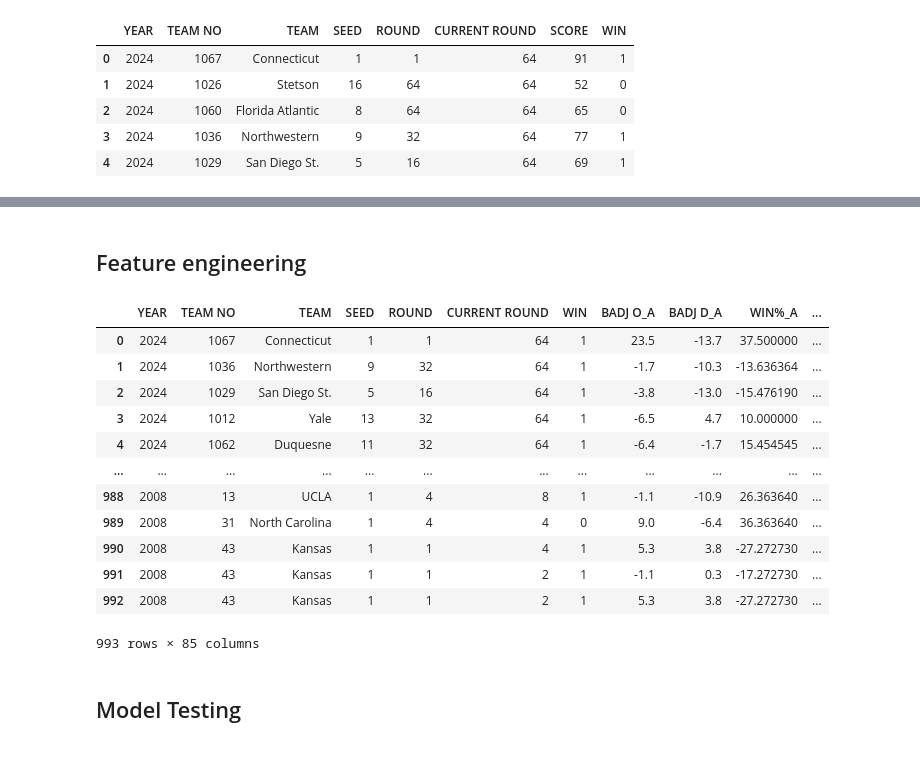
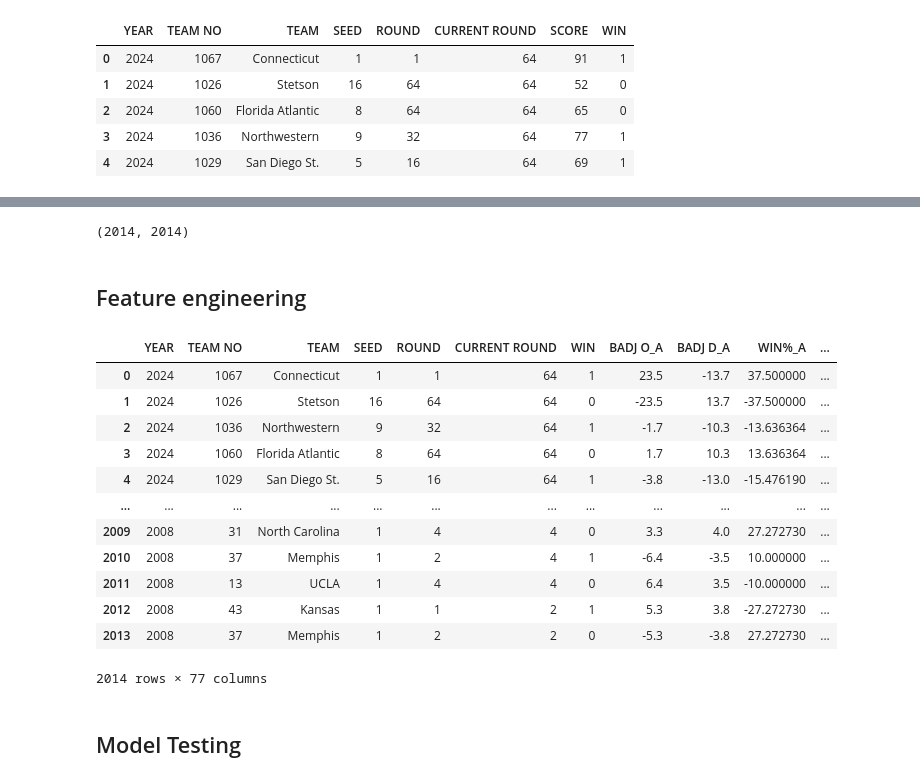
Before and after one commit to nicholaskim1004/MarchMadness, a Jupyter notebook: madness.ipynb, the cells around one changed output, grey strips where cells are left out. Drawn from its saved outputs; the diff is of its cells as text; code cells hidden in the pictures.

Commit message:
-finished feature engineering (at least just in team stats) and need to choose predictors used and start training with model

```diff
--- a/madness.ipynb
+++ b/madness.ipynb
@@ -593,7 +593,12 @@ See the caveats in the documentation: https://pandas.pydata.org/pandas-docs/stab
 | 3 | 2024 | 1036 | Northwestern | 9 | 32 | 64 | 77 | 1 |
 | 4 | 2024 | 1029 | San Diego St. | 5 | 16 | 64 | 69 | 1 |
 # %%
-dfs = [comp_stats.drop(['SCORE'],axis=1),temp_away,temp_home,temp_neutral,temp_v_ranked,temp_mis,temp_his,team_stats]
+dfs = [comp_stats.drop(['SCORE'],axis=1),temp_away,temp_home,temp_neutral,temp_v_ranked,temp_his,team_stats]
+
+comp_team_stats = comp_stats.merge(temp_mis,on=['YEAR','TEAM NO'],how='left')
+
+#rearranging so CONF and CONF ID are near front
+comp_team_stats = comp_team_stats.iloc[:,[0,1,2,8,9,3,4,5,6,7,10,11,12,13,14]]
 
 comp_team_stats = reduce(lambda left, right: pd.merge(left, right, on=['YEAR','TEAM NO']),dfs)
 
@@ -605,48 +615,49 @@ KeyError: 'TEAM'
+# %%
+len(comp_team_stats),len(team_matchups)
+# %% [output]
+(2014, 2014)
 # %% [markdown]
 ## Feature engineering
 # %%
-def win_matchup(df):
+def differenced_matchup(df):
     matchup = []
     for i in range(0,len(df)-1,2):
         team_a = df.iloc[i,:]
         team_b = df.iloc[i+1,:]
 
         if team_a['WIN'] == 1:
             diff = team_a.iloc[7:]-team_b.iloc[7:]
             row = list(team_a.iloc[0:7]) + list(diff)
+            matchup.append(row)
+
+            diff = team_b.iloc[7:]-team_a.iloc[7:]
+            row = list(team_b.iloc[0:7]) + list(diff)
+            matchup.append(row)
         else:
             diff = team_b.iloc[7:]-team_a.iloc[7:]
             row = list(team_b.iloc[0:7]) + list(diff)
+            matchup.append(row)
 
-        matchup.append(row)
-
-    if len(df) % 2 != 0:
-        final_a = df.iloc[len(df)-2, :]
-        final_b = df.iloc[-1,:]
-
-        if final_a['WIN'] == 1:
-            diff = final_a.iloc[7:]-final_b.iloc[7:]
-            row = list(final_a.iloc[0:7]) + list(diff)
-        else:
-            diff = final_b.iloc[7:]-final_a.iloc[7:]
-            row = list(final_a.iloc[0:7]) + list(diff)
-        matchup.append(row)
+            diff = team_a.iloc[7:]-team_b.iloc[7:]
+            row = list(team_a.iloc[0:7]) + list(diff)
+            matchup.append(row)
 
     columnss = list(df.columns)
     return pd.DataFrame(matchup,columns=columnss)
 
-win_matchup(comp_team_stats)
+diff_team_statts = differenced_matchup(comp_team_stats)
+diff_team_statts
 # %% [output]
 |  | YEAR | TEAM NO | TEAM | SEED | ROUND | CURRENT ROUND | WIN | BADJ O_A | BADJ D_A | WIN%_A | ... |
 | 0 | 2024 | 1067 | Connecticut | 1 | 1 | 64 | 1 | 23.5 | -13.7 | 37.500000 | ... |
-| 1 | 2024 | 1036 | Northwestern | 9 | 32 | 64 | 1 | -1.7 | -10.3 | -13.636364 | ... |
-| 2 | 2024 | 1029 | San Diego St. | 5 | 16 | 64 | 1 | -3.8 | -13.0 | -15.476190 | ... |
-| 3 | 2024 | 1012 | Yale | 13 | 32 | 64 | 1 | -6.5 | 4.7 | 10.000000 | ... |
-| 4 | 2024 | 1062 | Duquesne | 11 | 32 | 64 | 1 | -6.4 | -1.7 | 15.454545 | ... |
+| 1 | 2024 | 1026 | Stetson | 16 | 64 | 64 | 0 | -23.5 | 13.7 | -37.500000 | ... |
+| 2 | 2024 | 1036 | Northwestern | 9 | 32 | 64 | 1 | -1.7 | -10.3 | -13.636364 | ... |
+| 3 | 2024 | 1060 | Florida Atlantic | 8 | 64 | 64 | 0 | 1.7 | 10.3 | 13.636364 | ... |
+| 4 | 2024 | 1029 | San Diego St. | 5 | 16 | 64 | 1 | -3.8 | -13.0 | -15.476190 | ... |
 | ... | ... | ... | ... | ... | ... | ... | ... | ... | ... | ... | ... |
-| 988 | 2008 | 13 | UCLA | 1 | 4 | 8 | 1 | -1.1 | -10.9 | 26.363640 | ... |
-| 989 | 2008 | 31 | North Carolina | 1 | 4 | 4 | 0 | 9.0 | -6.4 | 36.363640 | ... |
-| 990 | 2008 | 43 | Kansas | 1 | 1 | 4 | 1 | 5.3 | 3.8 | -27.272730 | ... |
-| 991 | 2008 | 43 | Kansas | 1 | 1 | 2 | 1 | -1.1 | 0.3 | -17.272730 | ... |
-| 992 | 2008 | 43 | Kansas | 1 | 1 | 2 | 1 | 5.3 | 3.8 | -27.272730 | ... |
+| 2009 | 2008 | 31 | North Carolina | 1 | 4 | 4 | 0 | 3.3 | 4.0 | 27.272730 | ... |
+| 2010 | 2008 | 37 | Memphis | 1 | 2 | 4 | 1 | -6.4 | -3.5 | 10.000000 | ... |
+| 2011 | 2008 | 13 | UCLA | 1 | 4 | 4 | 0 | 6.4 | 3.5 | -10.000000 | ... |
+| 2012 | 2008 | 43 | Kansas | 1 | 1 | 2 | 1 | 5.3 | 3.8 | -27.272730 | ... |
+| 2013 | 2008 | 37 | Memphis | 1 | 2 | 2 | 0 | -5.3 | -3.8 | 27.272730 | ... |
-993 rows × 85 columns
+2014 rows × 77 columns
```
Also changed, not shown: parts of 3 cells of this notebook.
